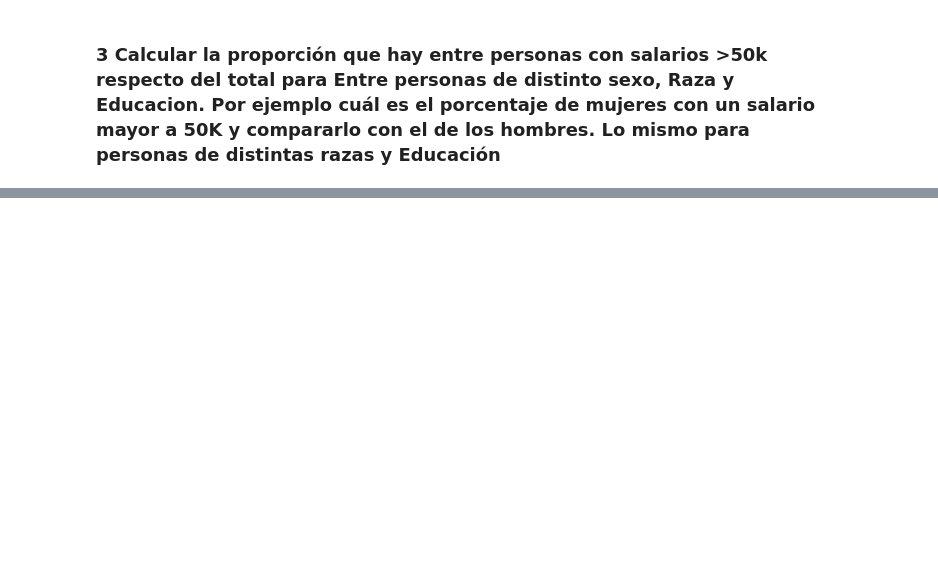
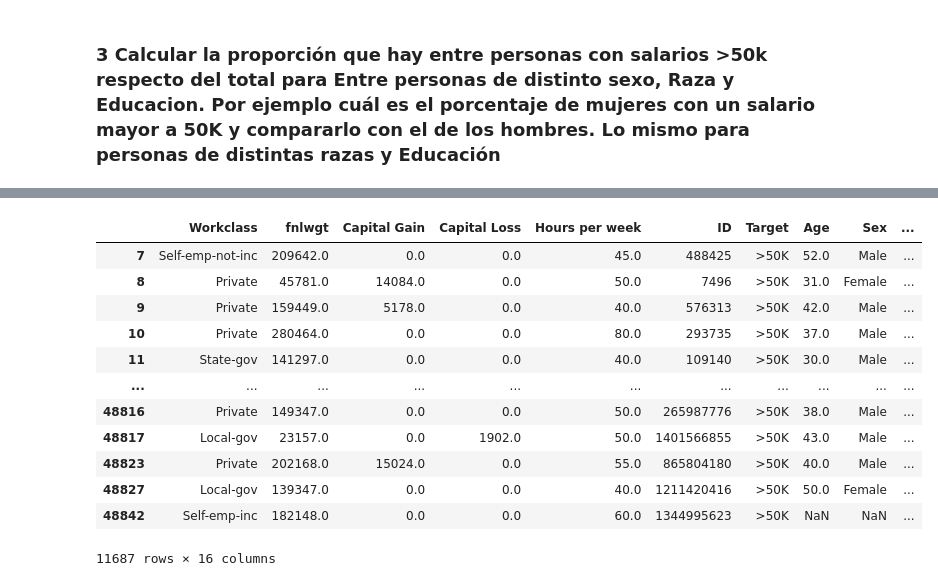
Before and after one commit to chopliszt/data-science-coder, a Jupyter notebook: Desafío 6 data wrangling 2/Desafío 6 Data Wrangling 2.ipynb, the cells around one changed output, grey strips where cells are left out. Drawn from its saved outputs; the diff is of its cells as text; code cells hidden in the pictures; blank space fills up the shorter version.

```diff
--- a/Desafío 6 data wrangling 2/Desafío 6 Data Wrangling 2.ipynb
+++ b/Desafío 6 data wrangling 2/Desafío 6 Data Wrangling 2.ipynb
@@ -24,0 +115,17 @@ w_data.head()
+# %%
+more_than_50K =df_unido[df_unido['Target'] == '>50K']
+more_than_50K
+# %% [output]
+|  | Workclass | fnlwgt | Capital Gain | Capital Loss | Hours per week | ID | Target | Age | Sex | ... |
+| 7 | Self-emp-not-inc | 209642.0 | 0.0 | 0.0 | 45.0 | 488425 | >50K | 52.0 | Male | ... |
+| 8 | Private | 45781.0 | 14084.0 | 0.0 | 50.0 | 7496 | >50K | 31.0 | Female | ... |
+| 9 | Private | 159449.0 | 5178.0 | 0.0 | 40.0 | 576313 | >50K | 42.0 | Male | ... |
+| 10 | Private | 280464.0 | 0.0 | 0.0 | 80.0 | 293735 | >50K | 37.0 | Male | ... |
+| 11 | State-gov | 141297.0 | 0.0 | 0.0 | 40.0 | 109140 | >50K | 30.0 | Male | ... |
+| ... | ... | ... | ... | ... | ... | ... | ... | ... | ... | ... |
+| 48816 | Private | 149347.0 | 0.0 | 0.0 | 50.0 | 265987776 | >50K | 38.0 | Male | ... |
+| 48817 | Local-gov | 23157.0 | 0.0 | 1902.0 | 50.0 | 1401566855 | >50K | 43.0 | Male | ... |
+| 48823 | Private | 202168.0 | 15024.0 | 0.0 | 55.0 | 865804180 | >50K | 40.0 | Male | ... |
+| 48827 | Local-gov | 139347.0 | 0.0 | 0.0 | 40.0 | 1211420416 | >50K | 50.0 | Female | ... |
+| 48842 | Self-emp-inc | 182148.0 | 0.0 | 0.0 | 60.0 | 1344995623 | >50K | NaN | NaN | ... |
+11687 rows × 16 columns
```
Also changed, not shown: parts of 30 cells of this notebook.
